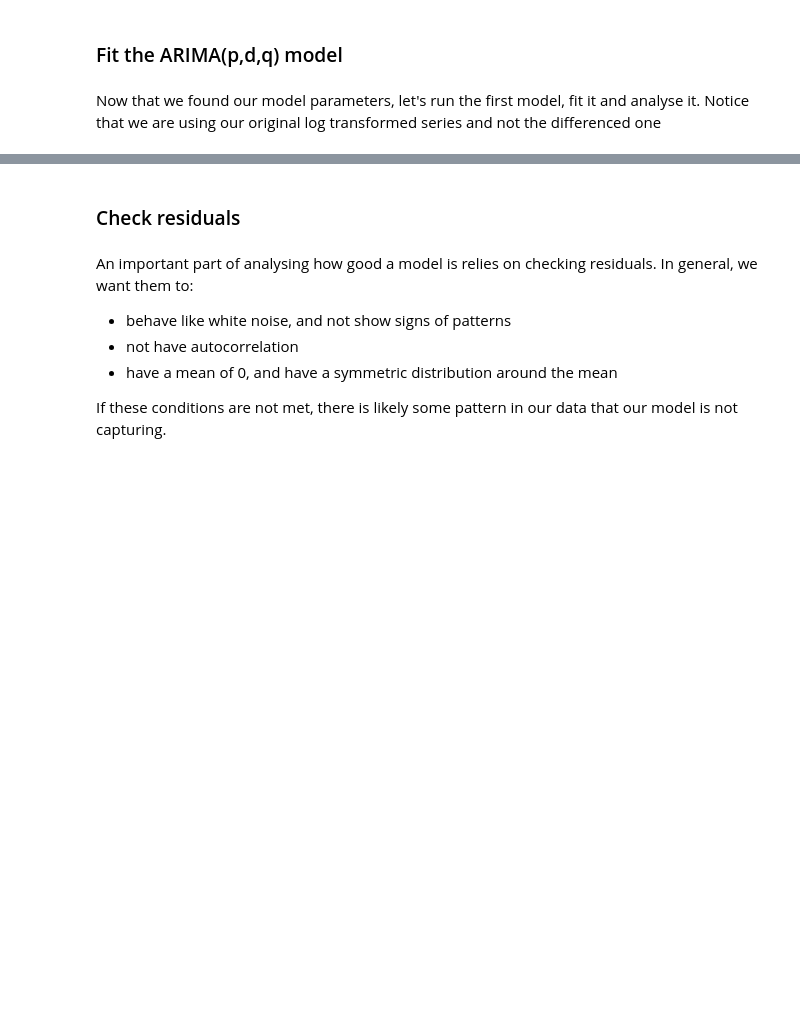
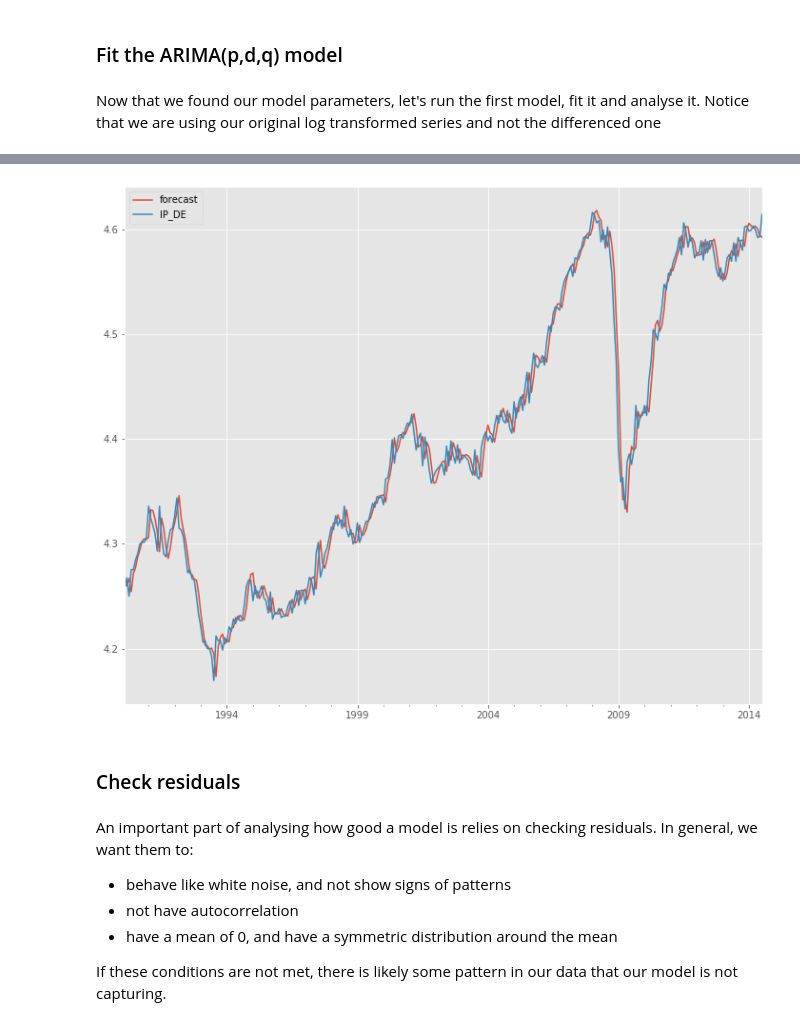
Before and after one commit to rbpduffy1/data-resources, a Jupyter notebook: time-series-1.5/timeseries_workshop_guided.ipynb, the cells around one changed output, grey strips where cells are left out. Saved outputs shown, nothing was run; the diff lists cells and outputs as text; code cells hidden in the pictures; blank space fills up the shorter version.

```diff
--- a/time-series-1.5/timeseries_workshop_guided.ipynb
+++ b/time-series-1.5/timeseries_workshop_guided.ipynb
@@ -291,3 +293,7 @@ Having looked at ACF, PACF plots and having carried out differencing to achieve
 Now that we found our model parameters, let's run the first model, fit it and analyse it. Notice that we are using our original log transformed series and not the differenced one
 # %%
 # run and fit our first model, print model summary()
+
+model = ARIMA(train, order=(2,1,2))
+model_fit = model.fit()
+print(model_fit.summary())
@@ -294,7 +318,12 @@ Now that we found our model parameters, let's run the first model, fit it and an
 # %%
 # plot our fit
 # dynamic = False: If dynamic is False, then the in-sample lagged values are used for prediction.
 # If `dynamic` is True, then in-sample forecasts are used in place of lagged dependent variables.
+
+model_fit.plot_predict(dynamic=False)
+plt.show()
+# %% [output]
+[figure, added]
 # %% [markdown]
 ### Check residuals
 # %% [markdown]
```
Also changed, not shown: parts of 7 cells of this notebook, 1 other file.
